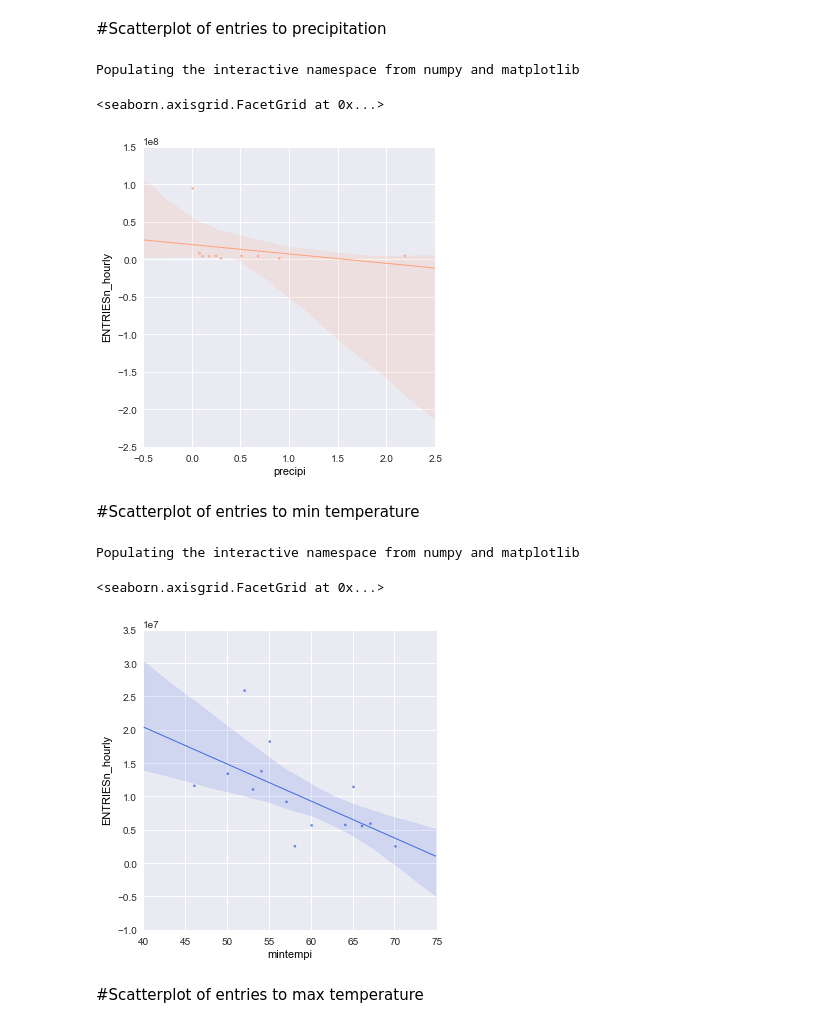
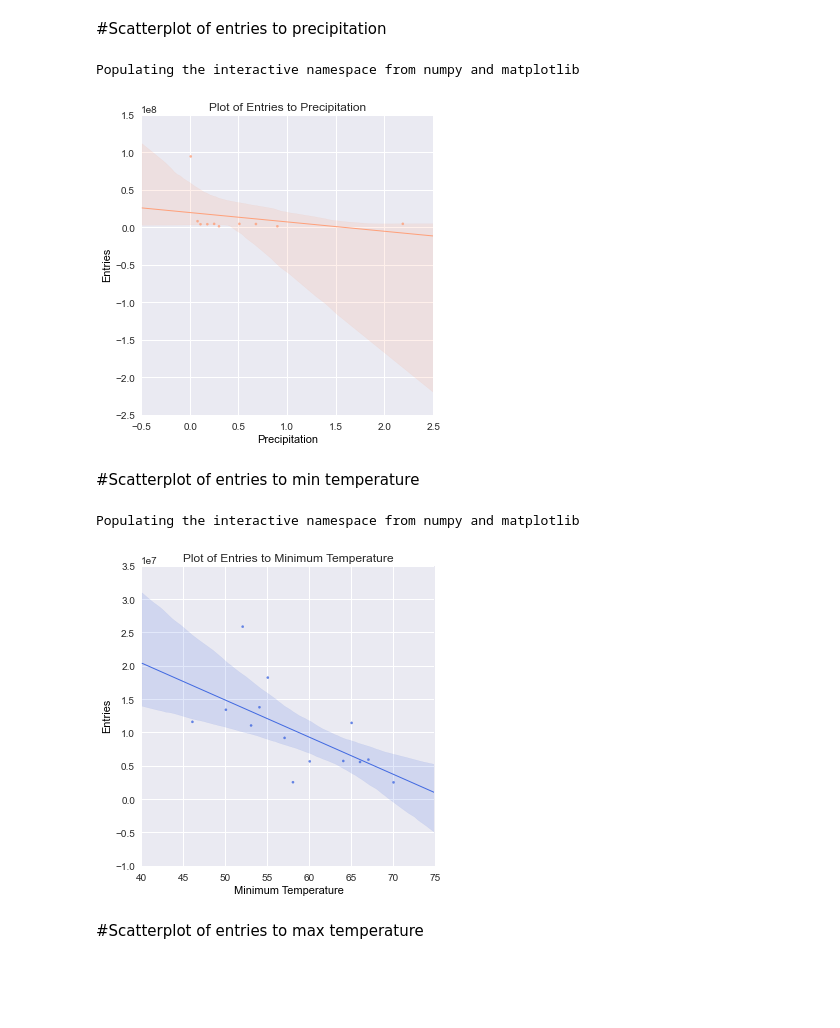
Before and after one commit to upjohnc/UdacityProject, a Jupyter notebook: Graph Analysis.ipynb, the cells around one changed output. Cells and saved outputs as stored; diff of their text form; code cells hidden in the pictures; blank space fills up the shorter version.

```diff
--- a/Graph Analysis.ipynb
+++ b/Graph Analysis.ipynb
@@ -105,33 +116,36 @@ df = pd.read_csv('nycSubway.csv')
 entriesByPrec = df[['precipi', 'ENTRIESn_hourly']] \
     .groupby('precipi', as_index=False).sum()
 
-sns.lmplot('precipi', 'ENTRIESn_hourly', data = entriesByPrec, \
+g = sns.lmplot('precipi', 'ENTRIESn_hourly', data = entriesByPrec, \
            scatter_kws={"marker": ".", "color": "LightSalmon"}, \
            line_kws={"linewidth": 1, "color": "LightSalmon"})
+
+g.set(xlabel="Precipitation", ylabel="Entries", title = "Plot of Entries to Precipitation");
+py.savefig('graphs/perPrec.png', transparent=False, bbox_inches='tight', pad_inches=0.1)
 # %% [output]
 Populating the interactive namespace from numpy and matplotlib
-<seaborn.axisgrid.FacetGrid at 0x...>
-[figure, old version]
+[figure, new version]
 # %% [markdown]
 #Scatterplot of entries to min temperature
 # %%
 %pylab inline
 import numpy as np
 import pandas as pd
 import seaborn as sns
 
 df = pd.read_csv('nycSubway.csv')
 
 entriesByTemp = df[['mintempi', 'ENTRIESn_hourly']] \
     .groupby('mintempi', as_index=False).sum()
 
-sns.lmplot('mintempi', 'ENTRIESn_hourly', data = entriesByTemp, \
+g = sns.lmplot('mintempi', 'ENTRIESn_hourly', data = entriesByTemp, \
            scatter_kws={"marker": ".", "color": "RoyalBlue"}, \
            line_kws={"linewidth": 1, "color": "RoyalBlue"})
+g.set(xlabel="Minimum Temperature", ylabel="Entries", title = "Plot of Entries to Minimum Temperature");
+py.savefig('graphs/perMinTemp.png', transparent=False, bbox_inches='tight', pad_inches=0.1)
 # %% [output]
 Populating the interactive namespace from numpy and matplotlib
-<seaborn.axisgrid.FacetGrid at 0x...>
-[figure, old version]
+[figure, new version]
 # %% [markdown]
 #Scatterplot of entries to max temperature
 # %%
```
Also changed, not shown: parts of 16 cells of this notebook, 16 other files.
